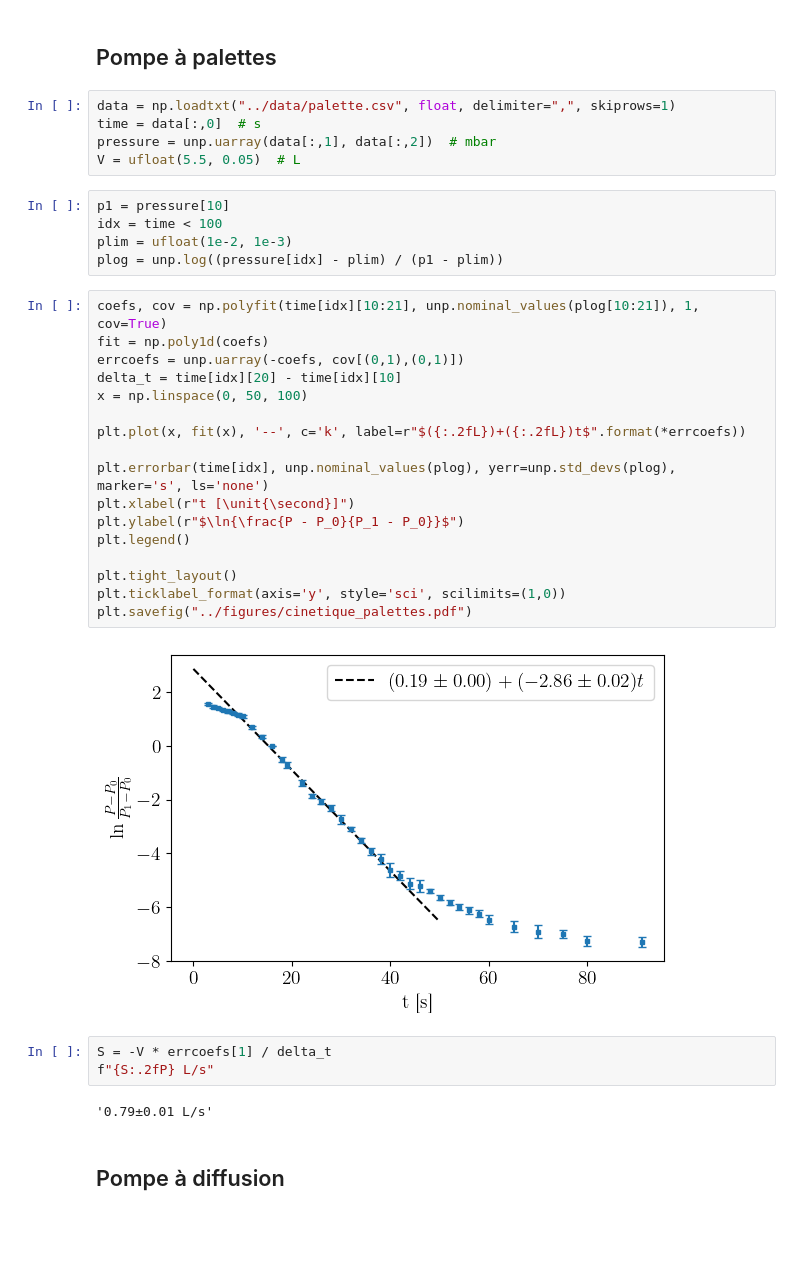
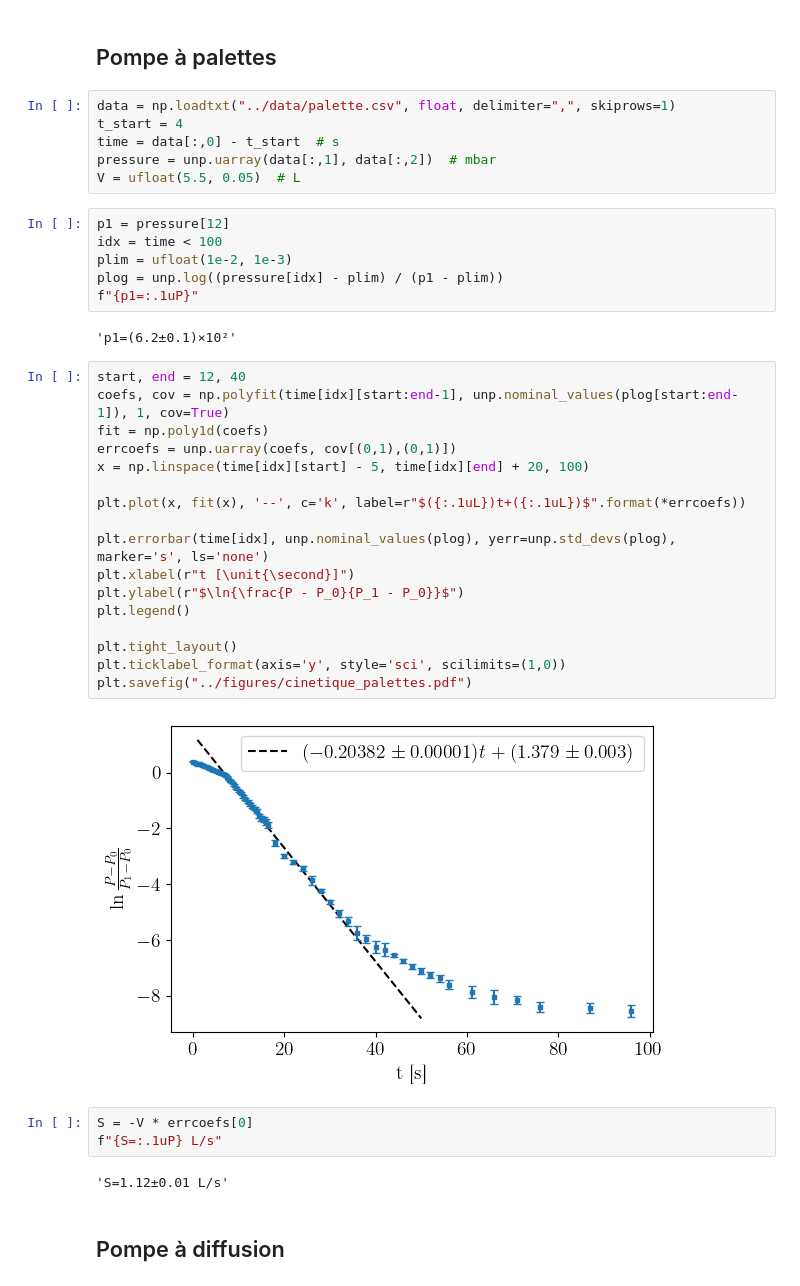
Before and after one commit to TomVdt/TPII-rapports, a Jupyter notebook: 02-K14-point-triple-azote/analyse/exp1.ipynb, the cells around one changed output. Drawn from its saved outputs; the diff is of its cells as text; blank space fills up the shorter version.

Commit message:
reread data and fixed formula mistake

```diff
--- a/02-K14-point-triple-azote/analyse/exp1.ipynb
+++ b/02-K14-point-triple-azote/analyse/exp1.ipynb
@@ -17,38 +17,42 @@ mpl.rcParams.update(rcParams)
 ## Pompe à palettes
 # %%
 data = np.loadtxt("../data/palette.csv", float, delimiter=",", skiprows=1)
-time = data[:,0]  # s
+t_start = 4
+time = data[:,0] - t_start  # s
 pressure = unp.uarray(data[:,1], data[:,2])  # mbar
 V = ufloat(5.5, 0.05)  # L
 # %%
-p1 = pressure[10]
+p1 = pressure[12]
 idx = time < 100
 plim = ufloat(1e-2, 1e-3)
 plog = unp.log((pressure[idx] - plim) / (p1 - plim))
+f"{p1=:.1uP}"
+# %% [output]
+'p1=(6.2±0.1)×10²'
 # %%
-coefs, cov = np.polyfit(time[idx][10:21], unp.nominal_values(plog[10:21]), 1, cov=True)
+start, end = 12, 40
+coefs, cov = np.polyfit(time[idx][start:end-1], unp.nominal_values(plog[start:end-1]), 1, cov=True)
 fit = np.poly1d(coefs)
-errcoefs = unp.uarray(-coefs, cov[(0,1),(0,1)])
-delta_t = time[idx][20] - time[idx][10]
-x = np.linspace(0, 50, 100)
+errcoefs = unp.uarray(coefs, cov[(0,1),(0,1)])
+x = np.linspace(time[idx][start] - 5, time[idx][end] + 20, 100)
 
-plt.plot(x, fit(x), '--', c='k', label=r"$({:.2fL})+({:.2fL})t$".format(*errcoefs))
+plt.plot(x, fit(x), '--', c='k', label=r"$({:.1uL})t+({:.1uL})$".format(*errcoefs))
 
 plt.errorbar(time[idx], unp.nominal_values(plog), yerr=unp.std_devs(plog), marker='s', ls='none')
 plt.xlabel(r"t [\unit{\second}]")
 plt.ylabel(r"$\ln{\frac{P - P_0}{P_1 - P_0}}$")
 plt.legend()
 
 plt.tight_layout()
 plt.ticklabel_format(axis='y', style='sci', scilimits=(1,0))
 plt.savefig("../figures/cinetique_palettes.pdf")
 # %% [output]
-[figure, old version]
+[figure, new version]
 # %%
-S = -V * errcoefs[1] / delta_t
-f"{S:.2fP} L/s"
+S = -V * errcoefs[0]
+f"{S=:.1uP} L/s"
 # %% [output]
-'0.79±0.01 L/s'
+'S=1.12±0.01 L/s'
 # %% [markdown]
 ## Pompe à diffusion
 # %%
```
Also changed, not shown: parts of 4 cells of this notebook, 4 other files.
